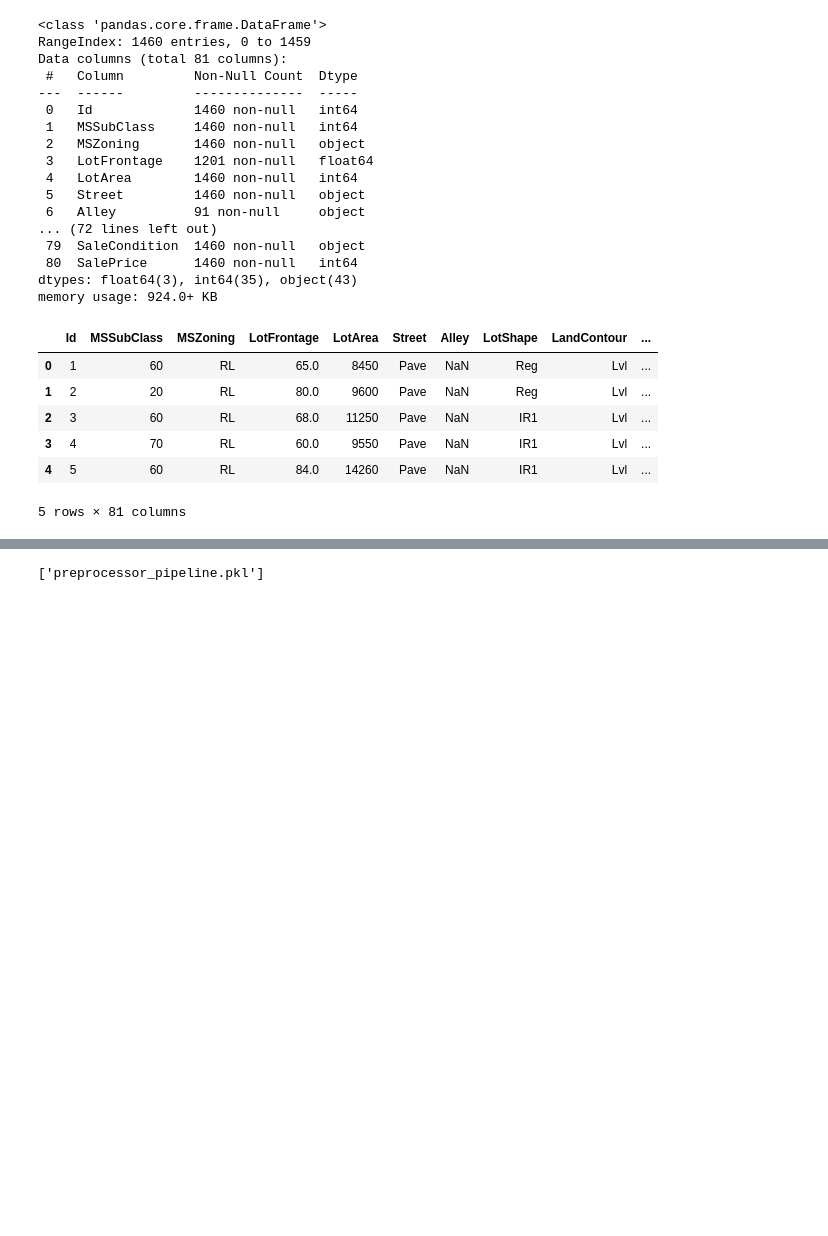
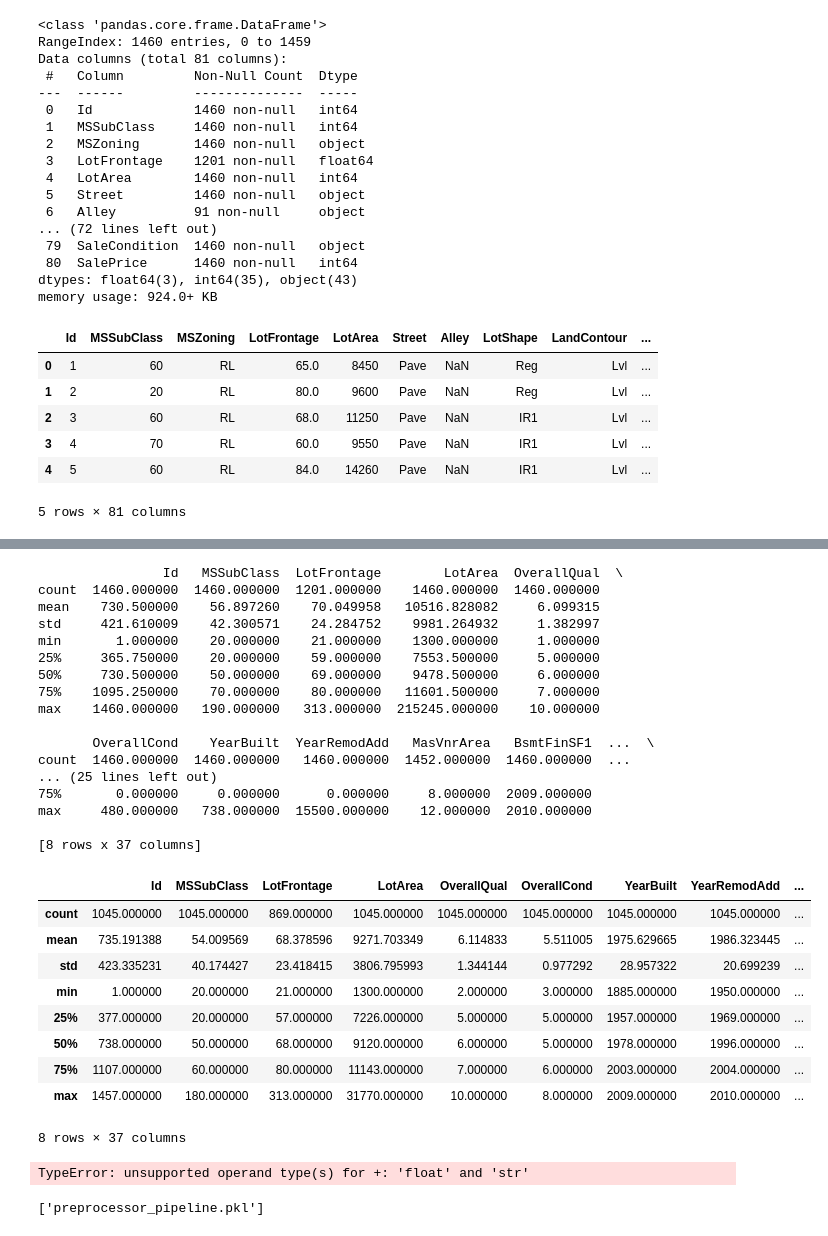
Before and after one commit to rohannair2022/weedout, a Jupyter notebook: weedout-2-0.ipynb, the cells around one changed output, grey strips where cells are left out. Saved outputs shown, nothing was run; the diff lists cells and outputs as text; code cells hidden in the pictures; blank space fills up the shorter version.

```diff
--- a/weedout-2-0.ipynb
+++ b/weedout-2-0.ipynb
@@ -90,24 +90,10 @@ preprocessor = ColumnTransformer(
 #Outlier Detection
 
 from scipy import stats
+import numpy as np
 
 def detect_outliers_zscore(X, threshold=3):
     z_scores = stats.zscore(X)
     abs_z_scores = np.abs(z_scores)
     outliers = (abs_z_scores > threshold).any(axis=1)
-    return outliers
-
-class OutlierRemover(BaseEstimator, TransformerMixin):
-    def __init__(self, method='zscore', threshold=3):
-        self.method = method
-        self.threshold = threshold
-
-    def fit(self,X, y=None):
-        if self.method == 'zscore':
-            self.outliers_ = detect_outliers_zscore(X, threshold=self.threshold)
-        return self
-
-    def transform(self,X):
-        if self.method == 'zscore':
-            return X[~self.outliers_]
-        return X
+    return X[~outliers]
@@ -117,3 +129,35 @@ outlier_detector = OutlierRemover(method='zscore', threshold=3)
+# %%
+Z = detect_outliers_zscore(X[numeric_features])  # Detect outliers, stored under new variable Z
+print(X[numeric_features].describe())
+Z.describe()
+# %% [output]
+                Id   MSSubClass  LotFrontage        LotArea  OverallQual  \
+count  1460.000000  1460.000000  1201.000000    1460.000000  1460.000000
+mean    730.500000    56.897260    70.049958   10516.828082     6.099315
+std     421.610009    42.300571    24.284752    9981.264932     1.382997
+min       1.000000    20.000000    21.000000    1300.000000     1.000000
+25%     365.750000    20.000000    59.000000    7553.500000     5.000000
+50%     730.500000    50.000000    69.000000    9478.500000     6.000000
+75%    1095.250000    70.000000    80.000000   11601.500000     7.000000
+max    1460.000000   190.000000   313.000000  215245.000000    10.000000
+
+       OverallCond    YearBuilt  YearRemodAdd   MasVnrArea   BsmtFinSF1  ...  \
+count  1460.000000  1460.000000   1460.000000  1452.000000  1460.000000  ...
+... (25 lines left out)
+75%       0.000000     0.000000      0.000000     8.000000  2009.000000
+max     480.000000   738.000000  15500.000000    12.000000  2010.000000
+
+[8 rows x 37 columns]
+|  | Id | MSSubClass | LotFrontage | LotArea | OverallQual | OverallCond | YearBuilt | YearRemodAdd | ... |
+| count | 1045.000000 | 1045.000000 | 869.000000 | 1045.000000 | 1045.000000 | 1045.000000 | 1045.000000 | 1045.000000 | ... |
+| mean | 735.191388 | 54.009569 | 68.378596 | 9271.703349 | 6.114833 | 5.511005 | 1975.629665 | 1986.323445 | ... |
+| std | 423.335231 | 40.174427 | 23.418415 | 3806.795993 | 1.344144 | 0.977292 | 28.957322 | 20.699239 | ... |
+| min | 1.000000 | 20.000000 | 21.000000 | 1300.000000 | 2.000000 | 3.000000 | 1885.000000 | 1950.000000 | ... |
+| 25% | 377.000000 | 20.000000 | 57.000000 | 7226.000000 | 5.000000 | 5.000000 | 1957.000000 | 1969.000000 | ... |
+| 50% | 738.000000 | 50.000000 | 68.000000 | 9120.000000 | 6.000000 | 5.000000 | 1978.000000 | 1996.000000 | ... |
+| 75% | 1107.000000 | 60.000000 | 80.000000 | 11143.000000 | 7.000000 | 6.000000 | 2003.000000 | 2004.000000 | ... |
+| max | 1457.000000 | 180.000000 | 313.000000 | 31770.000000 | 10.000000 | 8.000000 | 2009.000000 | 2010.000000 | ... |
+8 rows × 37 columns
 # %%
 #Multicollinarity detection
 
@@ -140,10 +194,12 @@ class MulticollinearityRemover(BaseEstimator, TransformerMixin):
 # Full pipeline including outlier detection, multi-collinearity removal, and cleaning data
 
 pipeline = Pipeline(steps=[
-    ('outlier_detector', OutlierRemover(method='zscore', threshold=3)),
-    ('multicollinearity_remover', MulticollinearityRemover(threshold=0.9)),
+    ('outlier_detector', detect_outliers_zscore(X)),
+    ('multicollinearity_remover', Multicollinearity1(X)),
     ('preprocessor', preprocessor)
 ])
+# %% [output]
+TypeError: unsupported operand type(s) for +: 'float' and 'str'
 # %%
 import joblib
 
```
Also changed, not shown: parts of 3 cells of this notebook.
